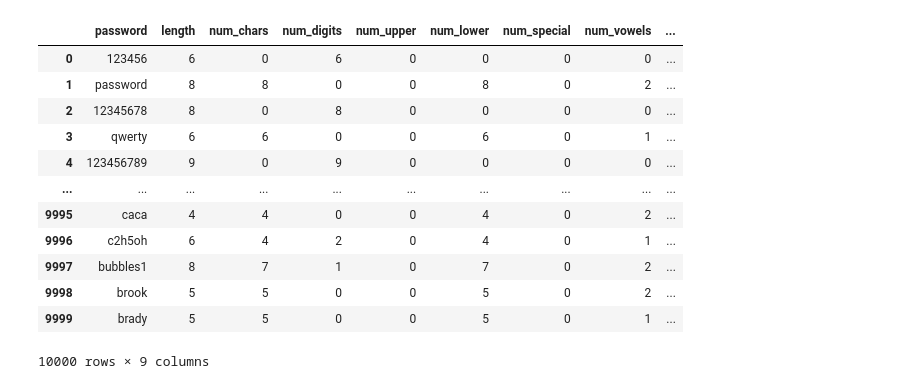
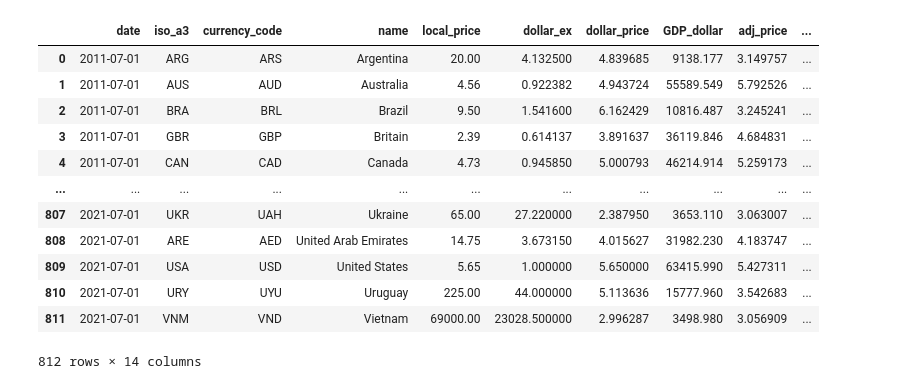
Before and after one commit to rlaalsdn0421/PROJECT, a Jupyter notebook: 빅맥.ipynb, the cells around one changed output. Saved outputs shown, nothing was run; the diff lists cells and outputs as text; code cells hidden in the pictures.

```diff
--- a/빅맥.ipynb
+++ b/빅맥.ipynb
@@ -9,17 +22,17 @@ import seaborn as sns
 # %%
-df = pd.read_csv('https://raw.githubusercontent.com/rlaalsdn0421/PROJECT/main/common_passwords.csv')
+df = pd.read_csv('https://raw.githubusercontent.com/rlaalsdn0421/PROJECT/main/big-mac-adjusted-index.csv')
 df
 # %% [output]
-|  | password | length | num_chars | num_digits | num_upper | num_lower | num_special | num_vowels | ... |
-| 0 | 123456 | 6 | 0 | 6 | 0 | 0 | 0 | 0 | ... |
-| 1 | password | 8 | 8 | 0 | 0 | 8 | 0 | 2 | ... |
-| 2 | 12345678 | 8 | 0 | 8 | 0 | 0 | 0 | 0 | ... |
-| 3 | qwerty | 6 | 6 | 0 | 0 | 6 | 0 | 1 | ... |
-| 4 | 123456789 | 9 | 0 | 9 | 0 | 0 | 0 | 0 | ... |
-| ... | ... | ... | ... | ... | ... | ... | ... | ... | ... |
-| 9995 | caca | 4 | 4 | 0 | 0 | 4 | 0 | 2 | ... |
-| 9996 | c2h5oh | 6 | 4 | 2 | 0 | 4 | 0 | 1 | ... |
-| 9997 | bubbles1 | 8 | 7 | 1 | 0 | 7 | 0 | 2 | ... |
-| 9998 | brook | 5 | 5 | 0 | 0 | 5 | 0 | 2 | ... |
-| 9999 | brady | 5 | 5 | 0 | 0 | 5 | 0 | 1 | ... |
+|  | date | iso_a3 | currency_code | name | local_price | dollar_ex | dollar_price | GDP_dollar | adj_price | ... |
+| 0 | 2011-07-01 | ARG | ARS | Argentina | 20.00 | 4.132500 | 4.839685 | 9138.177 | 3.149757 | ... |
+| 1 | 2011-07-01 | AUS | AUD | Australia | 4.56 | 0.922382 | 4.943724 | 55589.549 | 5.792526 | ... |
+| 2 | 2011-07-01 | BRA | BRL | Brazil | 9.50 | 1.541600 | 6.162429 | 10816.487 | 3.245241 | ... |
+| 3 | 2011-07-01 | GBR | GBP | Britain | 2.39 | 0.614137 | 3.891637 | 36119.846 | 4.684831 | ... |
+| 4 | 2011-07-01 | CAN | CAD | Canada | 4.73 | 0.945850 | 5.000793 | 46214.914 | 5.259173 | ... |
+| ... | ... | ... | ... | ... | ... | ... | ... | ... | ... | ... |
+| 807 | 2021-07-01 | UKR | UAH | Ukraine | 65.00 | 27.220000 | 2.387950 | 3653.110 | 3.063007 | ... |
+| 808 | 2021-07-01 | ARE | AED | United Arab Emirates | 14.75 | 3.673150 | 4.015627 | 31982.230 | 4.183747 | ... |
+| 809 | 2021-07-01 | USA | USD | United States | 5.65 | 1.000000 | 5.650000 | 63415.990 | 5.427311 | ... |
+| 810 | 2021-07-01 | URY | UYU | Uruguay | 225.00 | 44.000000 | 5.113636 | 15777.960 | 3.542683 | ... |
+| 811 | 2021-07-01 | VNM | VND | Vietnam | 69000.00 | 23028.500000 | 2.996287 | 3498.980 | 3.056909 | ... |
-10000 rows × 9 columns
+812 rows × 14 columns
```
Also changed, not shown: parts of 17 cells of this notebook.
